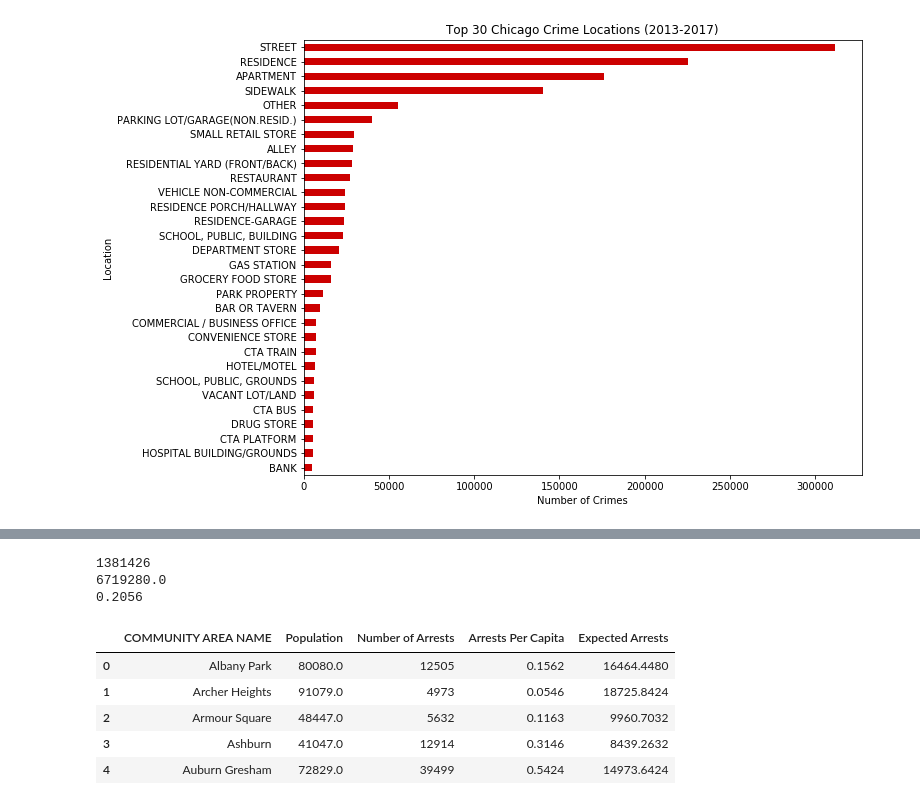
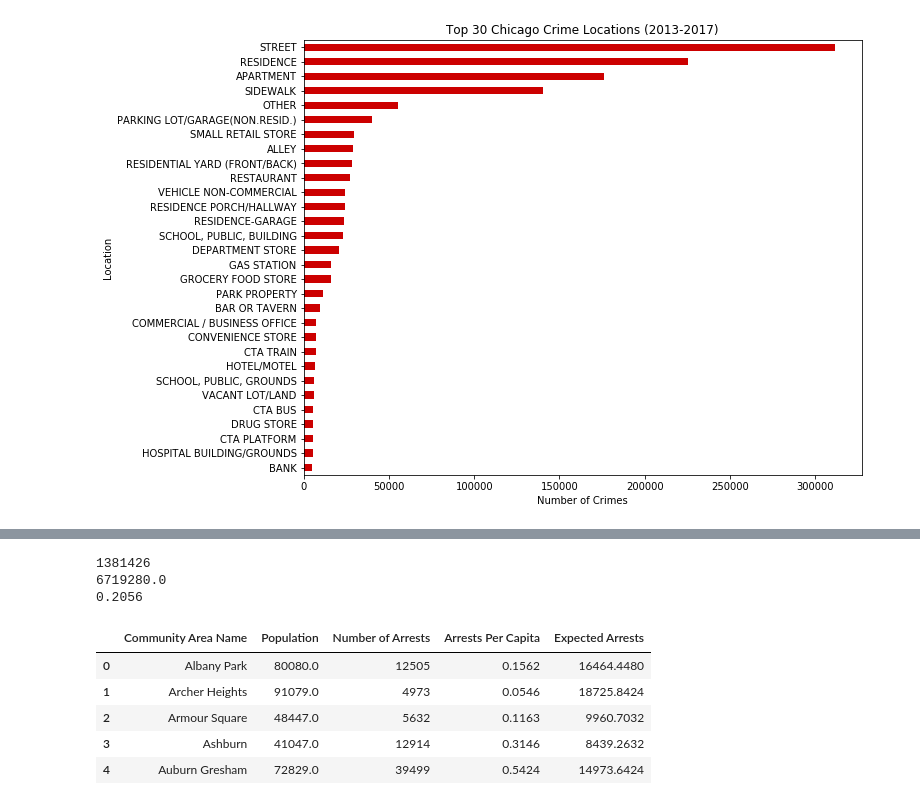
Before and after one commit to nhebert/Project, a Jupyter notebook: Project_Data_Complete.ipynb, the cells around one changed output, grey strips where cells are left out. Cells and saved outputs as stored; diff of their text form; code cells hidden in the pictures.

```diff
--- a/Project_Data_Complete.ipynb
+++ b/Project_Data_Complete.ipynb
@@ -259,35 +294,35 @@ Total Locations: 147
 # %%
 #Statistical Significance Analysis
 
 #Retrieve population by neighborhood
-population_df = cs_df.groupby(["COMMUNITY AREA NAME"]).mean().reset_index()
-population_df = population_df[["COMMUNITY AREA NAME","Population"]]
-population_df = population_df.rename(columns={'COMMUNITY AREA NAME': 'COMMUNITY AREA NAME', 'Population': 'Population'})
+population_df = cs_df.groupby(["Community Area Name"]).mean().reset_index()
+population_df = population_df[["Community Area Name","Population"]]
+population_df = population_df.rename(columns={'Population': 'Population'})
 
 #Retrieve crime count by neighborhood
-crime_count = cs_df.groupby(["COMMUNITY AREA NAME"]).count().reset_index()
-crime_count = crime_count[["COMMUNITY AREA NAME","ID"]]
-crime_count = crime_count.rename(columns={'COMMUNITY AREA NAME': 'COMMUNITY AREA NAME', 'ID': 'Number of Arrests'})
+crime_count = cs_df.groupby(["Community Area Name"]).count().reset_index()
+crime_count = crime_count[["Community Area Name","ID"]]
+crime_count = crime_count.rename(columns={'ID': 'Number of Arrests'})
 
 #merge DataFrames and calculate arrests per capita
-neighborhood_df = population_df.merge(crime_count, on='COMMUNITY AREA NAME', how='left')
+neighborhood_df = population_df.merge(crime_count, on='Community Area Name', how='left')
 neighborhood_df["Arrests Per Capita"] = round(neighborhood_df["Number of Arrests"] / neighborhood_df["Population"],4)
 
 #calculate citywide averages for null hypothesis
 total_arrests = neighborhood_df["Number of Arrests"].sum()
 print(total_arrests)
 total_population = neighborhood_df["Population"].sum()
 print(total_population)
 total_crime_per_capita = round(total_arrests/total_population,4)
 print(total_crime_per_capita)
 neighborhood_df["Expected Arrests"] = neighborhood_df["Population"]*total_crime_per_capita
 
 neighborhood_df.head()
 # %% [output]
 1381426
 6719280.0
 0.2056
-|  | COMMUNITY AREA NAME | Population | Number of Arrests | Arrests Per Capita | Expected Arrests |
+|  | Community Area Name | Population | Number of Arrests | Arrests Per Capita | Expected Arrests |
 | 0 | Albany Park | 80080.0 | 12505 | 0.1562 | 16464.4480 |
 | 1 | Archer Heights | 91079.0 | 4973 | 0.0546 | 18725.8424 |
 | 2 | Armour Square | 48447.0 | 5632 | 0.1163 | 9960.7032 |
```
Also changed, not shown: parts of 12 cells of this notebook.
